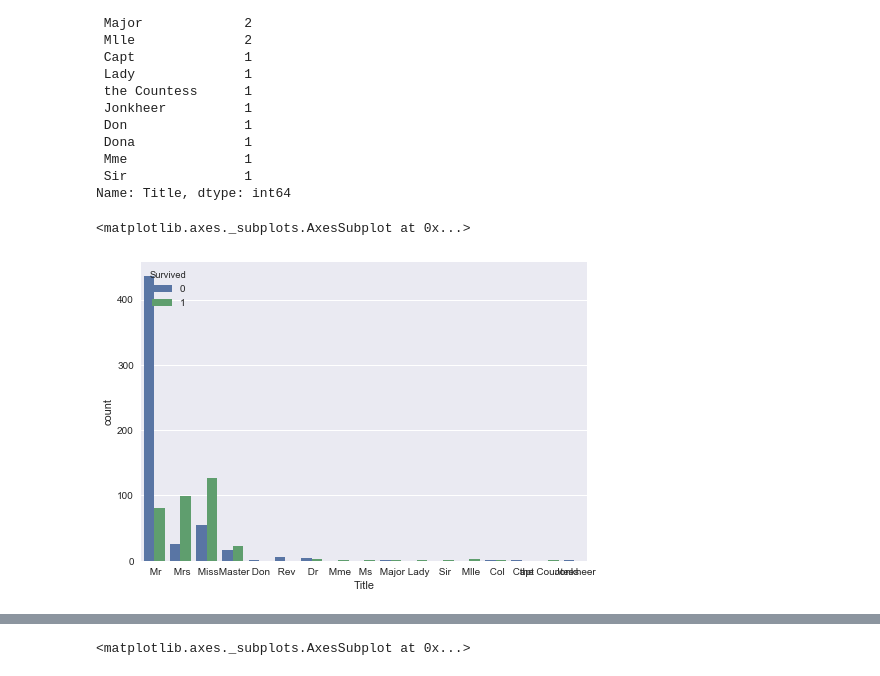
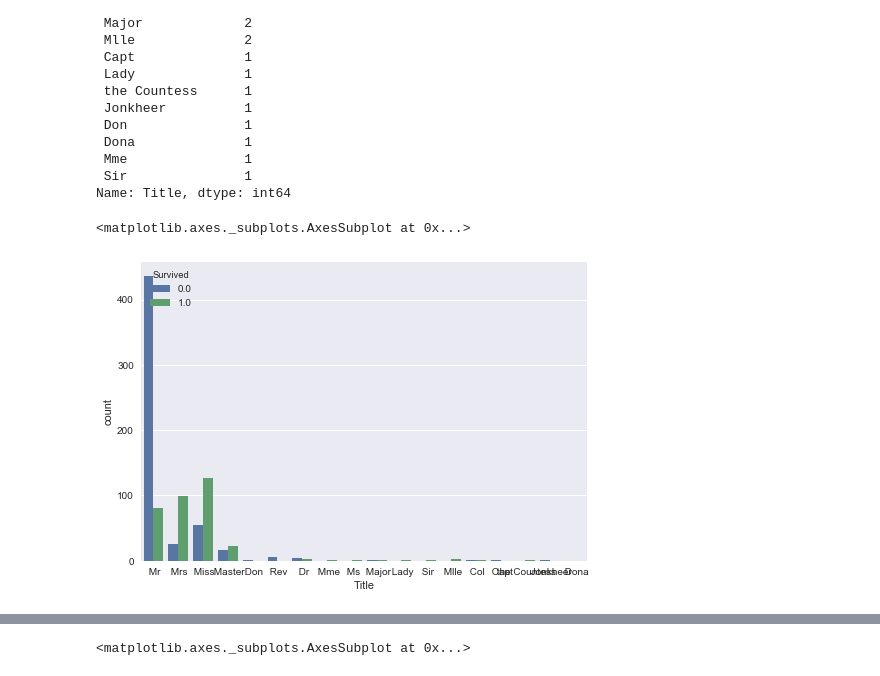
Before and after one commit to jbsolis/Titanic-Machine-Learning, a Jupyter notebook: EDA.ipynb, the cells around one changed output, grey strips where cells are left out. Saved outputs shown, nothing was run; the diff lists cells and outputs as text; code cells hidden in the pictures.

```diff
--- a/EDA.ipynb
+++ b/EDA.ipynb
@@ -123,10 +123,10 @@ combineTrainTest['Title'].value_counts()
  Sir               1
 Name: Title, dtype: int64
 # %%
-sns.countplot(x = 'Title', data = train, hue = 'Survived')
+sns.countplot(x = 'Title', data = combineTrainTest, hue = 'Survived')
 # %% [output]
 <matplotlib.axes._subplots.AxesSubplot at 0x...>
-[figure, old version]
+[figure, new version]
 # %%
 train['Survived'].groupby(train['Title']).mean()
 # %% [output]
```
Also changed, not shown: parts of 10 cells of this notebook, 1 other file.
